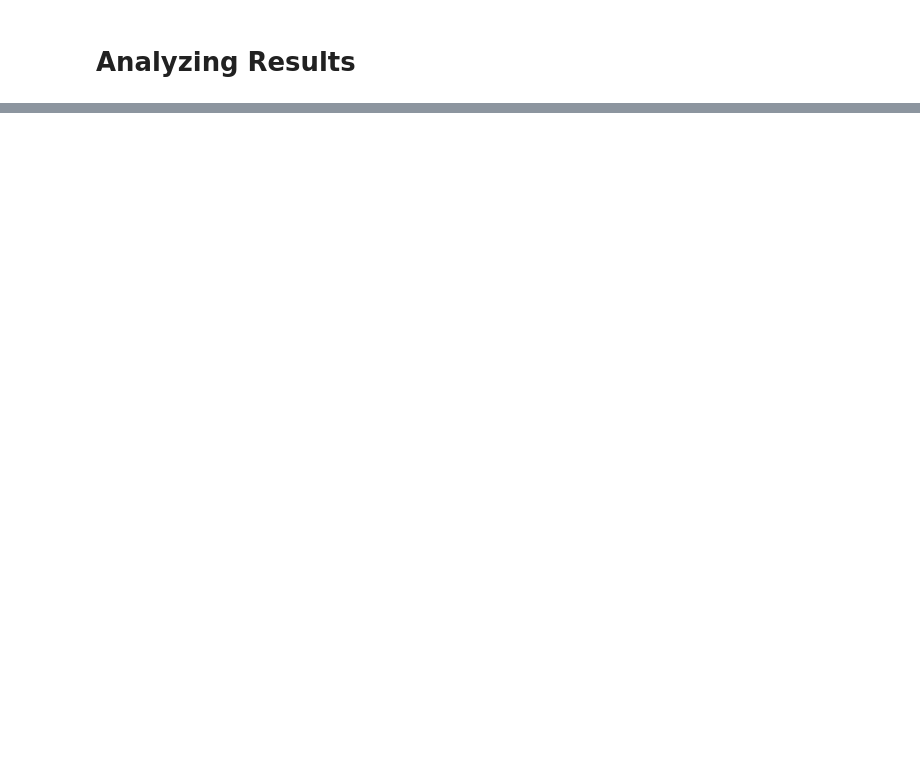
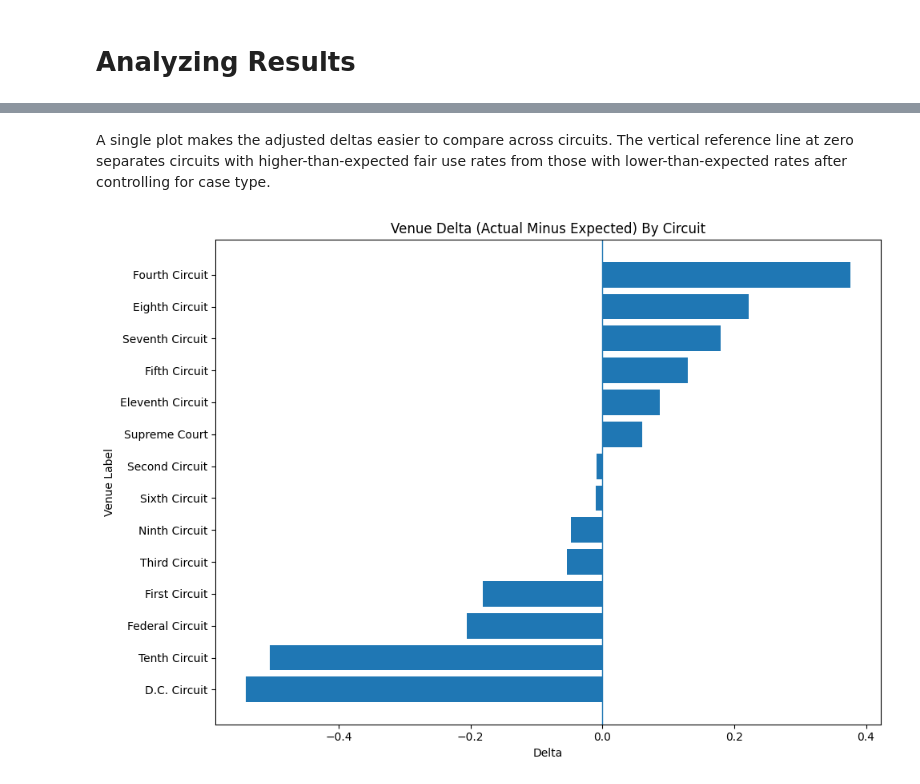
Before and after one commit to mqanaq/BA820-B1-Team13, a Jupyter notebook: MG/M4_Mohamad_Gong_Refinement.ipynb, the cells around one changed output, grey strips where cells are left out. Cells and saved outputs as stored; diff of their text form; code cells hidden in the pictures; blank space fills up the shorter version.

Commit message:
Analyzing Results

```diff
--- a/MG/M4_Mohamad_Gong_Refinement.ipynb
+++ b/MG/M4_Mohamad_Gong_Refinement.ipynb
@@ -606,14 +326,0 @@ For k = 10, the silhouette plot shows mostly positive scores with an average of
-# %%
-from sklearn.metrics import silhouette_score
-
-# Compare clustering quality to choose the best "case type" definition for the venue analysis
-# We evaluate both K-means and Hierarchical clustering on the same feature space (X_cluster)
-X  = X_cluster
-km = fair_use_findings["case_type_cluster"].to_numpy()
-hc = fair_use_findings["hierarchical_cluster"].to_numpy()
-
-# Calculate silhouette scores (higher means better separation between case types)
-s_km = silhouette_score(X, km)
-s_hc = silhouette_score(X, hc)
-
-print(f"Silhouette  KMeans: {s_km:.3f} | Hier(Ward): {s_hc:.3f}")
@@ -778,0 +607,25 @@ After controlling for case type, the adjusted differences suggest only modest ve
+# %% [markdown]
+A single plot makes the adjusted deltas easier to compare across circuits. The vertical reference line at zero separates circuits with higher-than-expected fair use rates from those with lower-than-expected rates after controlling for case type.
+# %%
+# Sort the results by delta to ensure the bar chart is ordered
+plot_df = results.sort_values("delta")
+
+# Initialize the figure with a specified size
+plt.figure(figsize=(10, 7))
+
+# Create a horizontal bar chart of the venue deltas
+plt.barh(plot_df.index, plot_df["delta"])
+
+# Add a vertical line at 0 to separate positive and negative deltas
+plt.axvline(0, linewidth=1)
+
+# Add chart title and axis labels
+plt.title("Venue Delta (Actual Minus Expected) By Circuit")
+plt.xlabel("Delta")
+plt.ylabel("Venue Label")
+
+# Adjust layout to prevent clipping and display the plot
+plt.tight_layout()
+plt.show()
+# %% [output]
+[figure, added]
```
Also changed, not shown: parts of 88 cells of this notebook.
